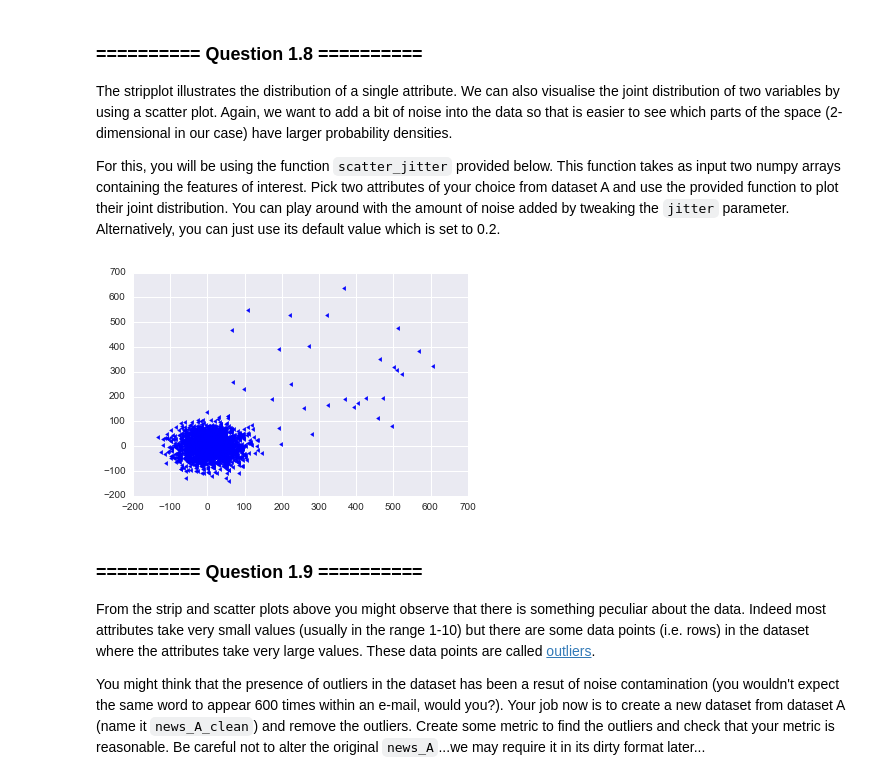
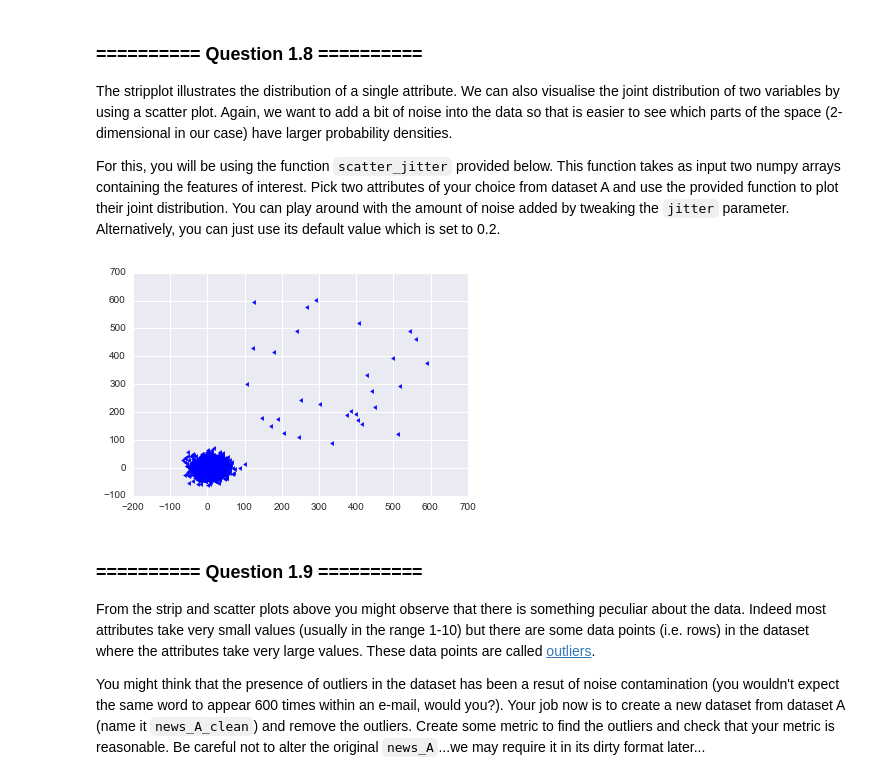
Before and after one commit to richardharmadi/iaml, a Jupyter notebook: 03_Assignment_1.ipynb, the cells around one changed output. Drawn from its saved outputs; the diff is of its cells as text; code cells hidden in the pictures.

```diff
--- a/03_Assignment_1.ipynb
+++ b/03_Assignment_1.ipynb
@@ -96,3 +87,8 @@ part_b = pd.read_csv(part_b_path,delimiter = ',')
+# %%
+# Your code goes here
+# Read the datasets csv, which is in 'datasets' folder of current working directory (iaml), and put it in separate dataframes
+part_a = pd.read_csv(os.path.join(os.getcwd(),'datasets','train_20news_partA.csv'),delimiter = ',')
+part_b = pd.read_csv(os.path.join(os.getcwd(),'datasets','train_20news_partB.csv'),delimiter = ',')
 # %% [markdown]
 ### ========== Question 1.2 ==========
 Display basic information for dataset A such as number of columns, type, and memory usage (*hint: pandas dataframes have a built in method for this*)
@@ -201,9 +199,9 @@ def scatter_jitter(arr1, arr2, jitter=0.2):
     plt.scatter(arr1, arr2, marker=4)
 # %%
 # Your code goes here
-scatter_jitter(part_a['w51_jumpers'],part_a['w66_richard'],jitter=1)
+scatter_jitter(part_a['w51_jumpers'],part_a['w66_richard'],jitter=0.5)
 # %% [output]
-[figure, old version]
+[figure, new version]
 # %% [markdown]
 ### ========== Question 1.9 ==========
 From the strip and scatter plots above you might observe that there is something peculiar about the data. Indeed most attributes take very small values (usually in the range 1-10) but there are some data points (i.e. rows) in the dataset where the attributes take very large values. These data points are called [outliers](https://en.wikipedia.org/wiki/Outlier).
```
Also changed, not shown: parts of 11 cells of this notebook.
